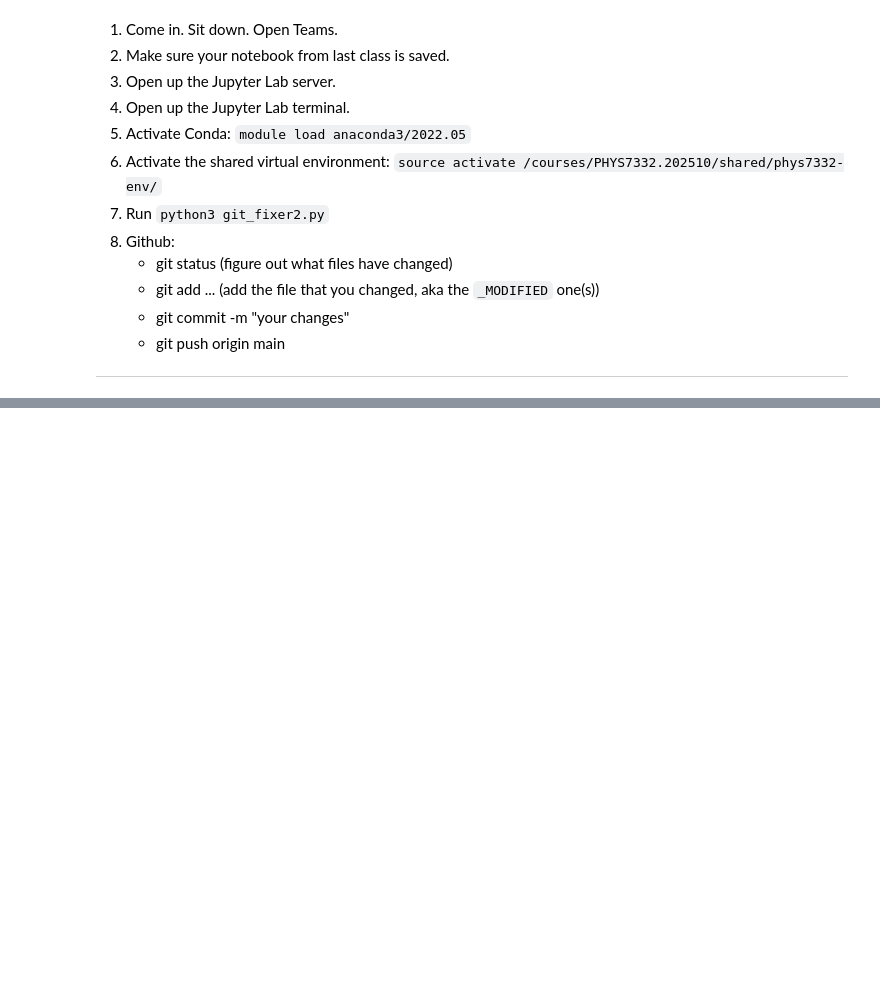
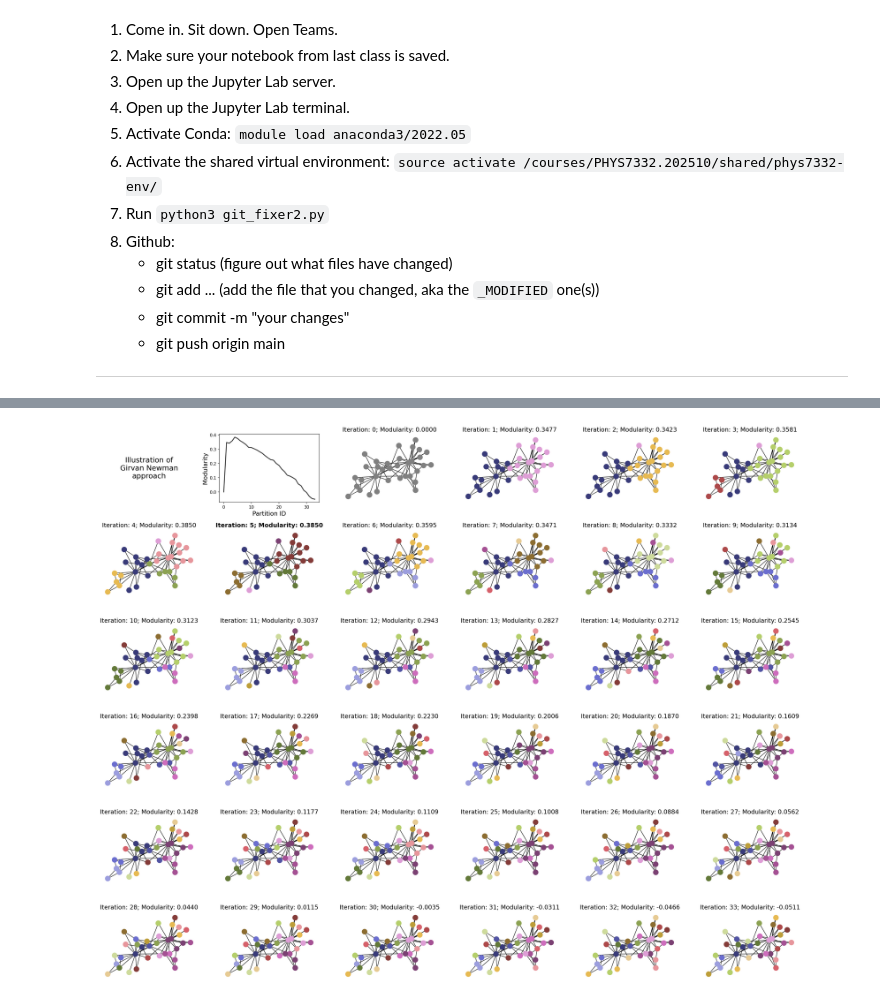
Before and after one commit to asmithh/network-science-data-book, a Jupyter notebook: class_10_communities1.ipynb, the cells around one changed output, grey strips where cells are left out. Cells and saved outputs as stored; diff of their text form; code cells hidden in the pictures; blank space fills up the shorter version.

```diff
--- a/class_10_communities1.ipynb
+++ b/class_10_communities1.ipynb
@@ -1125,0 +538,69 @@ queue[]
+# %%
+import itertools as it
+w = 5.0
+h = 4.0
+nrows = 6
+ncols = 6
+tups = list(it.product(range(nrows), range(ncols)))
+
+fig, ax = plt.subplots(nrows, ncols, figsize=(w*ncols,h*nrows), dpi=150)
+plt.subplots_adjust(wspace=0.2, hspace=0.4)
+
+
+gn = list(nx.community.girvan_newman(G))
+best_partition = {i:i for i in G.nodes()}
+best_modularity = 0
+mods = [0.0]
+
+for ii,gn_i in enumerate(gn):
+    part_i = {i:0 for i in G.nodes()}
+    node_comms_i = list(gn_i)
+    ncomms_i = list(range(len(node_comms_i)))
+    for ix, p_i in enumerate(gn_i):
+        for v_i in p_i:
+            part_i[v_i] = ncomms_i[ix]
+
+    mod_i = calculate_modularity(G, part_i)
+    mods.append(mod_i)
+    if mod_i > best_modularity:
+        best_partition = part_i.copy()
+        best_modularity = mod_i
+
+    unique_comms = np.unique(list(part_i.values()))
+    comm_colors = plt.cm.tab20b(np.linspace(0,1,len(unique_comms)))
+    comm_color_dict = dict(zip(unique_comms, comm_colors))
+
+    node_colors = [comm_color_dict[part_i[i]] for i in G.nodes]
+    nx.draw(G, pos, node_color=node_colors, node_size=150,
+            ax=ax[tups[ii+3]])
+
+    ax[tups[ii+3]].set_title('Iteration: %i; Modularity: %.4f'%(ii+1,mod_i),
+                             fontsize='x-large')
+
+
+
+ax[tups[np.argmax(mods)+3]].set_title('Iteration: %i; Modularity: %.4f'%(np.argmax(mods)+1,best_modularity),
+                         fontsize='x-large', fontweight='bold')
+
+
+ax[tups[0]].text(0.5,0.5,'Illustration of\nGirvan Newman\napproach',
+                 ha='center',va='center',fontsize='xx-large')
+ax[tups[0]].set_xlim(0,1)
+ax[tups[0]].set_ylim(0,1)
+ax[tups[0]].set_axis_off()
+
+ax[tups[1]].plot(mods, lw=2, color='.2')
+ax[tups[1]].set_xlabel('Partition ID', fontsize='x-large')
+ax[tups[1]].set_ylabel('Modularity', fontsize='x-large')
+
+ax[tups[2]].set_title('Iteration: %i; Modularity: %.4f'%(0,0.0),
+                             fontsize='x-large')
+nx.draw(G, pos, node_color='.5', node_size=150,
+        ax=ax[tups[2]])
+ax[tups[2]].set_axis_off()
+
+
+
+plt.show()
+# %% [output]
+[figure, added]
```
Also changed, not shown: parts of 204 cells of this notebook, 6 other files.
